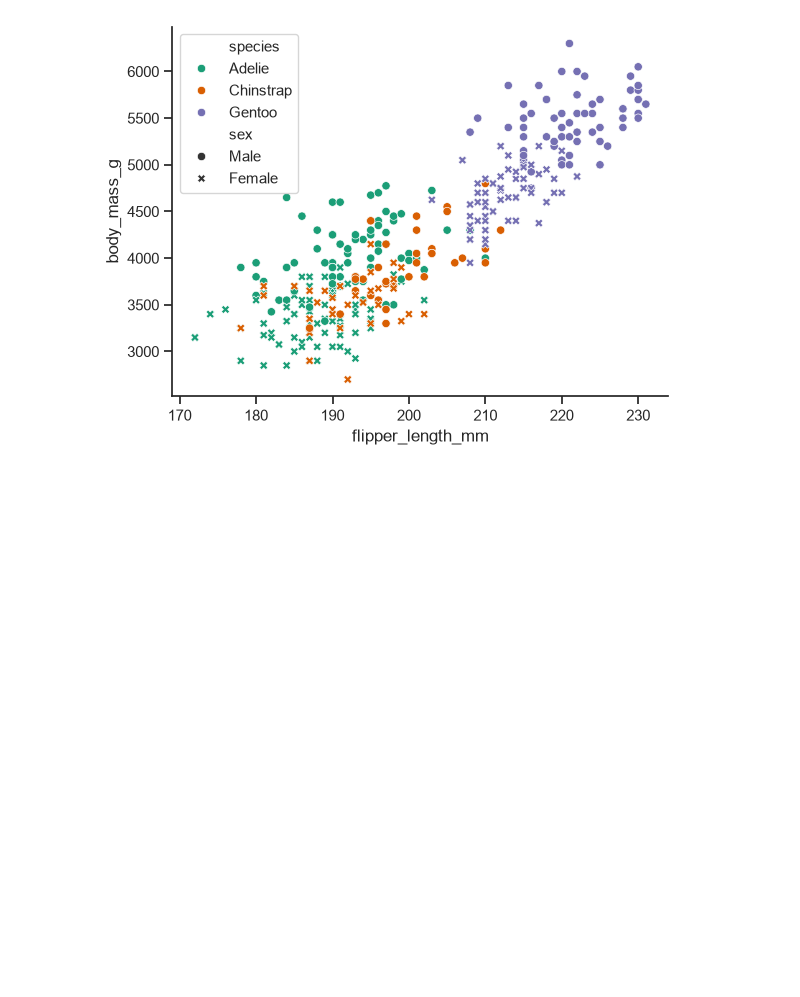
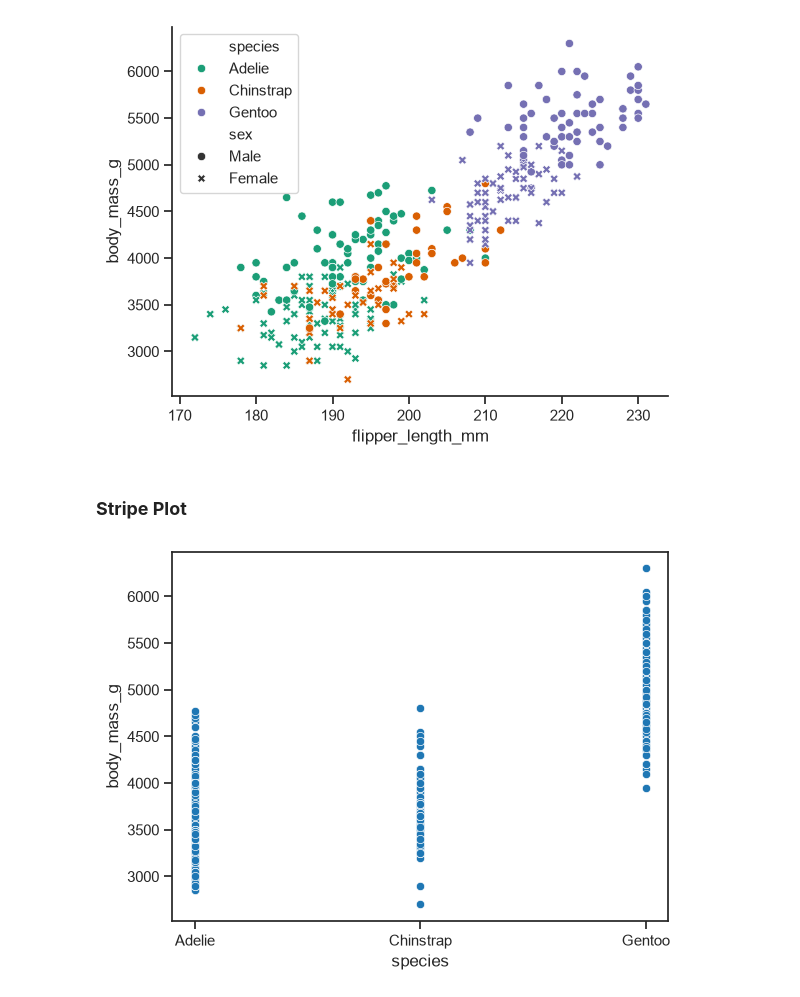
Before and after one commit to TasbihMohammed/Data-Visualization-Practice, a Jupyter notebook: Seaborn/Seaborn_Tutorial_Practice.ipynb, the cells around one changed output. Saved outputs shown, nothing was run; the diff lists cells and outputs as text; code cells hidden in the pictures; blank space fills up the shorter version.

Commit message:
Add some Seaborn plot implementations

```diff
--- a/Seaborn/Seaborn_Tutorial_Practice.ipynb
+++ b/Seaborn/Seaborn_Tutorial_Practice.ipynb
@@ -57,3 +58,10 @@ sns.despine()
 plt.show()
 # %% [output]
 [figure]
+# %% [markdown]
+### **Stripe Plot**
+# %%
+sns.scatterplot(data=penguins, x='species', y='body_mass_g')
+plt.show()
+# %% [output]
+[figure, added]
```
Also changed, not shown: parts of 19 cells of this notebook.
